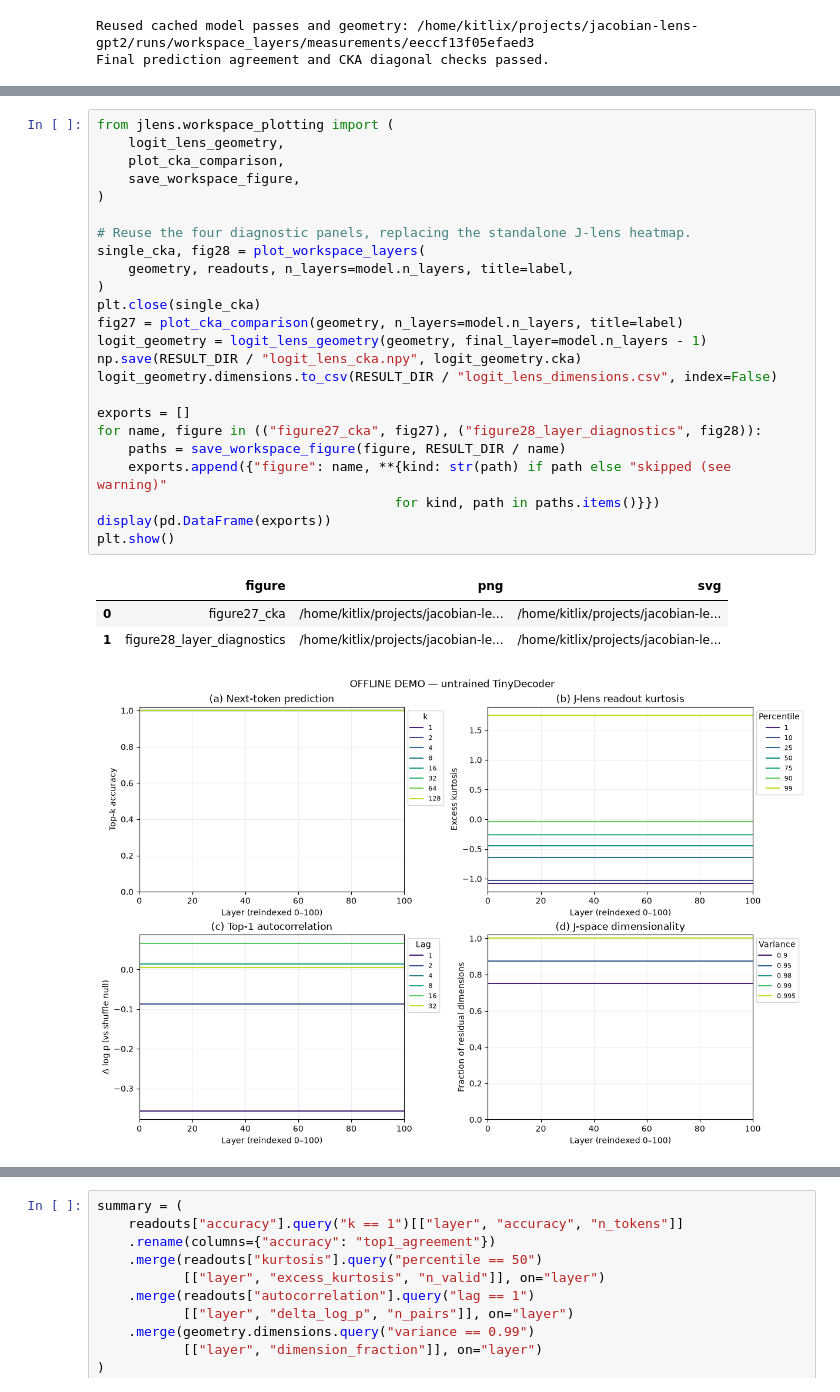
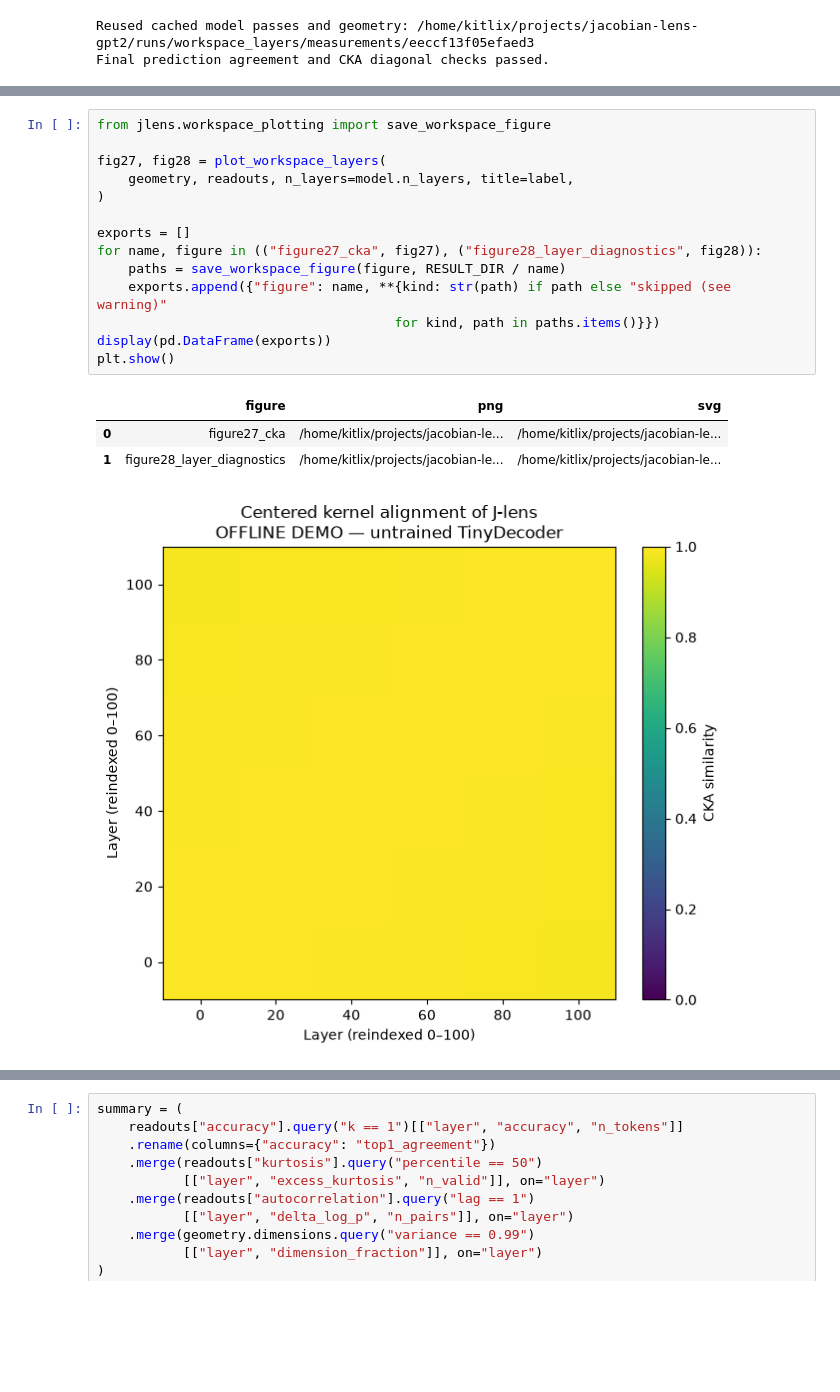
Before and after one commit to ai360-project-school-j-lens/jacobian-lens-gpt2, a Jupyter notebook: notebooks/model_agnostic/workspace_layers.ipynb, the cells around one changed output, grey strips where cells are left out. Saved outputs shown, nothing was run; the diff lists cells and outputs as text; blank space fills up the shorter version.

Commit message:
Remove logit-lens CKA control from workspace notebook

```diff
--- a/notebooks/model_agnostic/workspace_layers.ipynb
+++ b/notebooks/model_agnostic/workspace_layers.ipynb
@@ -392,29 +388,19 @@ The four J-lens diagnostics retain their shared 0–100 layer axis. PNG and SVG
 # %%
-from jlens.workspace_plotting import (
-    logit_lens_geometry,
-    plot_cka_comparison,
-    save_workspace_figure,
-)
+from jlens.workspace_plotting import save_workspace_figure
 
-# Reuse the four diagnostic panels, replacing the standalone J-lens heatmap.
-single_cka, fig28 = plot_workspace_layers(
+fig27, fig28 = plot_workspace_layers(
     geometry, readouts, n_layers=model.n_layers, title=label,
 )
-plt.close(single_cka)
-fig27 = plot_cka_comparison(geometry, n_layers=model.n_layers, title=label)
-logit_geometry = logit_lens_geometry(geometry, final_layer=model.n_layers - 1)
-np.save(RESULT_DIR / "logit_lens_cka.npy", logit_geometry.cka)
-logit_geometry.dimensions.to_csv(RESULT_DIR / "logit_lens_dimensions.csv", index=False)
 
 exports = []
 for name, figure in (("figure27_cka", fig27), ("figure28_layer_diagnostics", fig28)):
     paths = save_workspace_figure(figure, RESULT_DIR / name)
     exports.append({"figure": name, **{kind: str(path) if path else "skipped (see warning)"
                                       for kind, path in paths.items()}})
 display(pd.DataFrame(exports))
 plt.show()
 # %% [output]
 |  | figure | png | svg |
 | 0 | figure27_cka | /home/kitlix/projects/jacobian-le... | /home/kitlix/projects/jacobian-le... |
 | 1 | figure28_layer_diagnostics | /home/kitlix/projects/jacobian-le... | /home/kitlix/projects/jacobian-le... |
-[figure, old version]
+[figure, new version]
```
Also changed, not shown: parts of 4 cells of this notebook, 2 other files.
